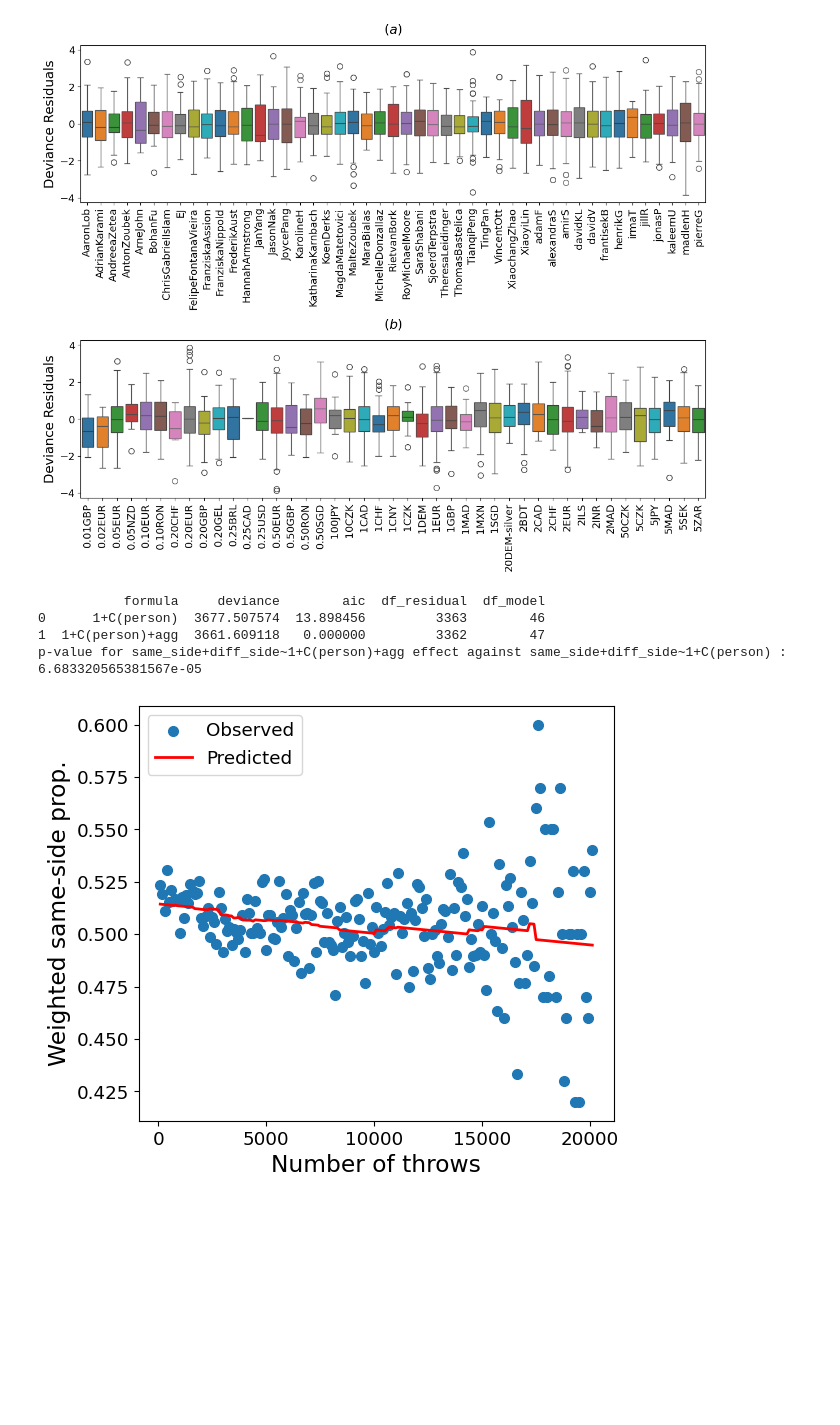
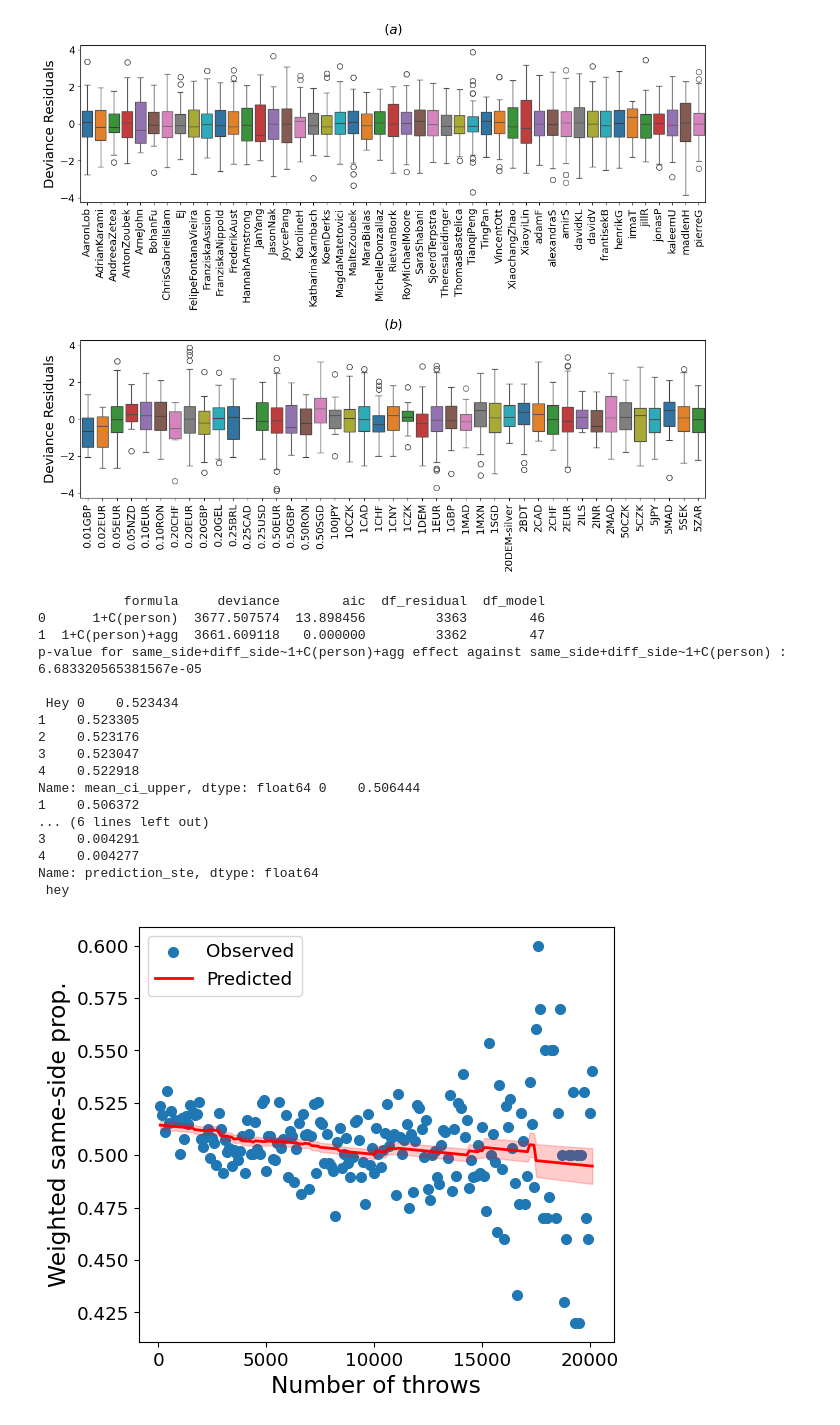
Before and after one commit to Tiddy-Fje/coin-data-regression, a Jupyter notebook: code/glm_analysis.ipynb, the cells around one changed output. Drawn from its saved outputs; the diff is of its cells as text; code cells hidden in the pictures; blank space fills up the shorter version.

Commit message:
Added uncertainty to plot.

```diff
--- a/code/glm_analysis.ipynb
+++ b/code/glm_analysis.ipynb
@@ -41,7 +41,7 @@ def process_data():
 
     return data
 # %%
-def deviance_analysis( data, formula, filename, force=False ):
+def deviance_analysis( data, formula, filename, summary=False, force=False ):
     if force :
         model = smf.glm(formula=formula, data=data, family=sm.families.Binomial())
         results = model.fit()
@@ -61,6 +61,9 @@ def deviance_analysis( data, formula, filename, force=False ):
     dic['df_residual'] = results.df_resid
     dic['df_model'] = results.df_model
 
+    if summary:
+        print(results.summary())
+
     return dic, results
 
 
@@ -74,7 +77,7 @@ data = process_data()
 results = []
 dic_cst, results_cst = deviance_analysis(data, formula_cst, 'cst_glm')
 results.append(dic_cst)
-dic_person, results_person = deviance_analysis(data, formula_person, 'person_glm')
+dic_person, results_person = deviance_analysis(data, formula_person, 'person_glm', summary=True)
 results.append(dic_person)
 dic_coin_pers, results_coin_pers = deviance_analysis(data, formula_coin_pers, 'coin_pers_glm')
 results.append(dic_coin_pers)
@@ -266,6 +275,8 @@ plt.savefig('../figures/dev_resid_vs_covariates.png', dpi=300)
 [figure]
 [figure]
 # %%
+# add 95% CI for the predicted values (since number of people decreases with flips)
+
 data = process_data()
 
 formula_person_time = 'same_side+diff_side~1+C(person)+agg'
@@ -274,34 +285,54 @@ dic_person, results_person = deviance_analysis(data, formula_person, 'person_glm
 dic_person_time, results_person_time = deviance_analysis(data, formula_person_time, 'person_glm_agg')
 results.append(dic_person)
 results.append(dic_person_time)
 table = pd.DataFrame(results)
 table['aic'] = table['aic'] - table['aic'].min()
 print(table)
 
 l = compare_lr_test( dic_person_time, dic_person )
 print(f'p-value for {formula_person_time} effect against {formula_person} : ', l['p_value'])
 
 prediction = results_person_time.predict(data)
+data['prediction_ste'] = results_person_time.get_prediction().summary_frame()['mean_se']
+up_ci = results_person_time.get_prediction().summary_frame()['mean_ci_upper']
+low_ci = results_person_time.get_prediction().summary_frame()['mean_ci_lower']
+print('\n Hey', up_ci[:5], low_ci[:5], data['prediction_ste'].head(), '\n hey')
 data['prediction'] = prediction
 wheighted_prediction = (prediction * data['N_throws']).groupby(data['agg']).sum() / data['N_throws'].groupby(data['agg']).sum()
+std = (data['prediction_ste'] * data['N_throws']).groupby(data['agg']).sum() / data['N_throws'].groupby(data['agg']).sum() / np.sqrt(data['N_throws'].groupby(data['agg']).count())
+std_bis = data['prediction_ste'].groupby(data['agg']).mean() / np.sqrt(data['N_throws'].groupby(data['agg']).count())
 same_side = data.groupby('agg').agg({'same_side': 'sum'}).values
 diff_side = data.groupby('agg').agg({'diff_side': 'sum'}).values
 observation = same_side / (same_side + diff_side)
 cum_n_throws = 100*data['agg'].unique()
 
 fig, ax = plt.subplots(1, 1, figsize=(6, 5))
 plt.scatter(cum_n_throws, observation, label='Observed')
 plt.plot(cum_n_throws, wheighted_prediction, label='Predicted', color='red')
+plt.fill_between(cum_n_throws, wheighted_prediction - 1.96*std_bis, wheighted_prediction + 1.96*std_bis, color='red', alpha=0.2)
 plt.legend()
 plt.xlabel('Number of throws')
 plt.ylabel('Weighted same-side prop.')
 plt.savefig('../figures/learning_effects.png', dpi=300)
 # %% [output]
            formula     deviance        aic  df_residual  df_model
 0      1+C(person)  3677.507574  13.898456         3363        46
 1  1+C(person)+agg  3661.609118   0.000000         3362        47
 p-value for same_side+diff_side~1+C(person)+agg effect against same_side+diff_side~1+C(person) :  6.683320565381567e-05
+
+ Hey 0    0.523434
+1    0.523305
+2    0.523176
+3    0.523047
+4    0.522918
+Name: mean_ci_upper, dtype: float64 0    0.506444
+1    0.506372
+... (6 lines left out)
+3    0.004291
+4    0.004277
+Name: prediction_ste, dtype: float64
+ hey
-[figure, old version]
+[figure, new version]
 # %%
 # These are really similar to the ones for person model
 
```
Also changed, not shown: parts of 1 cell of this notebook, 3 other files.
